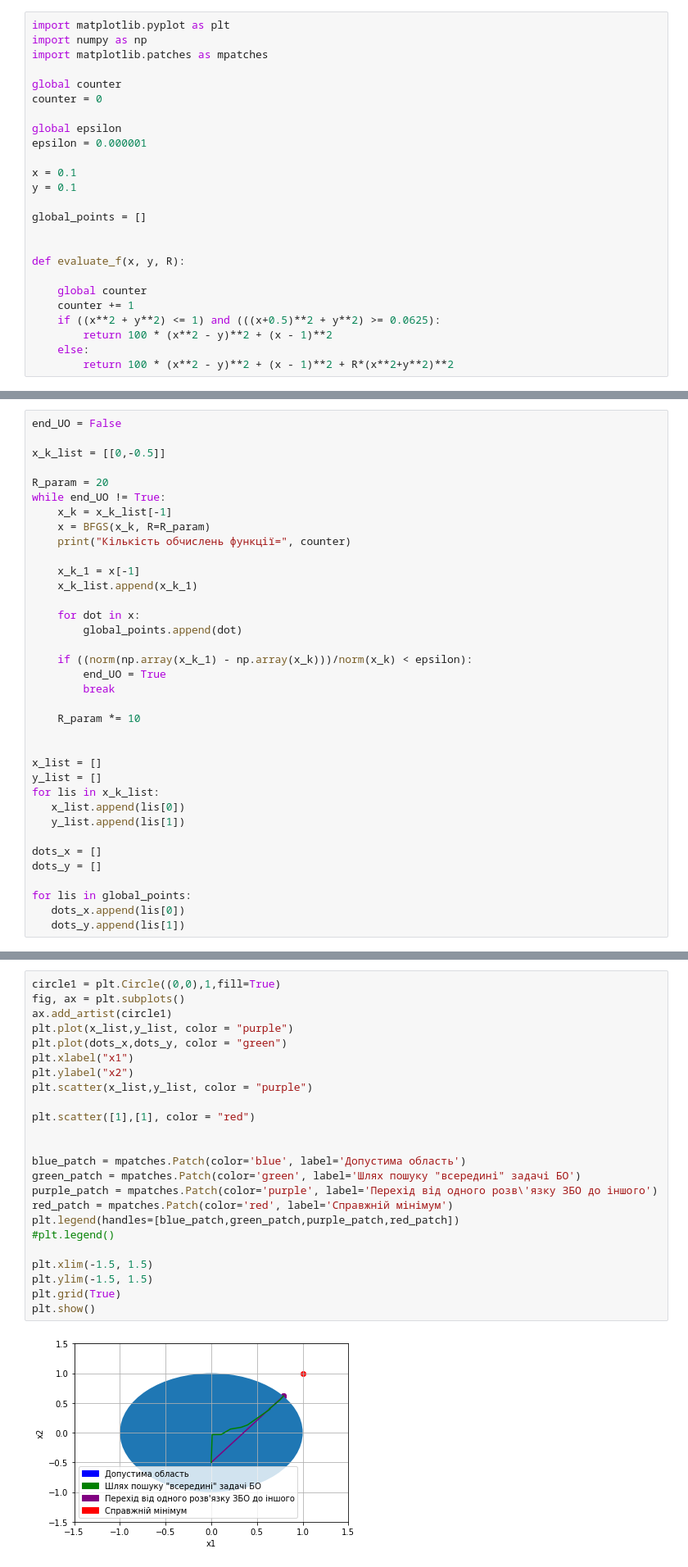
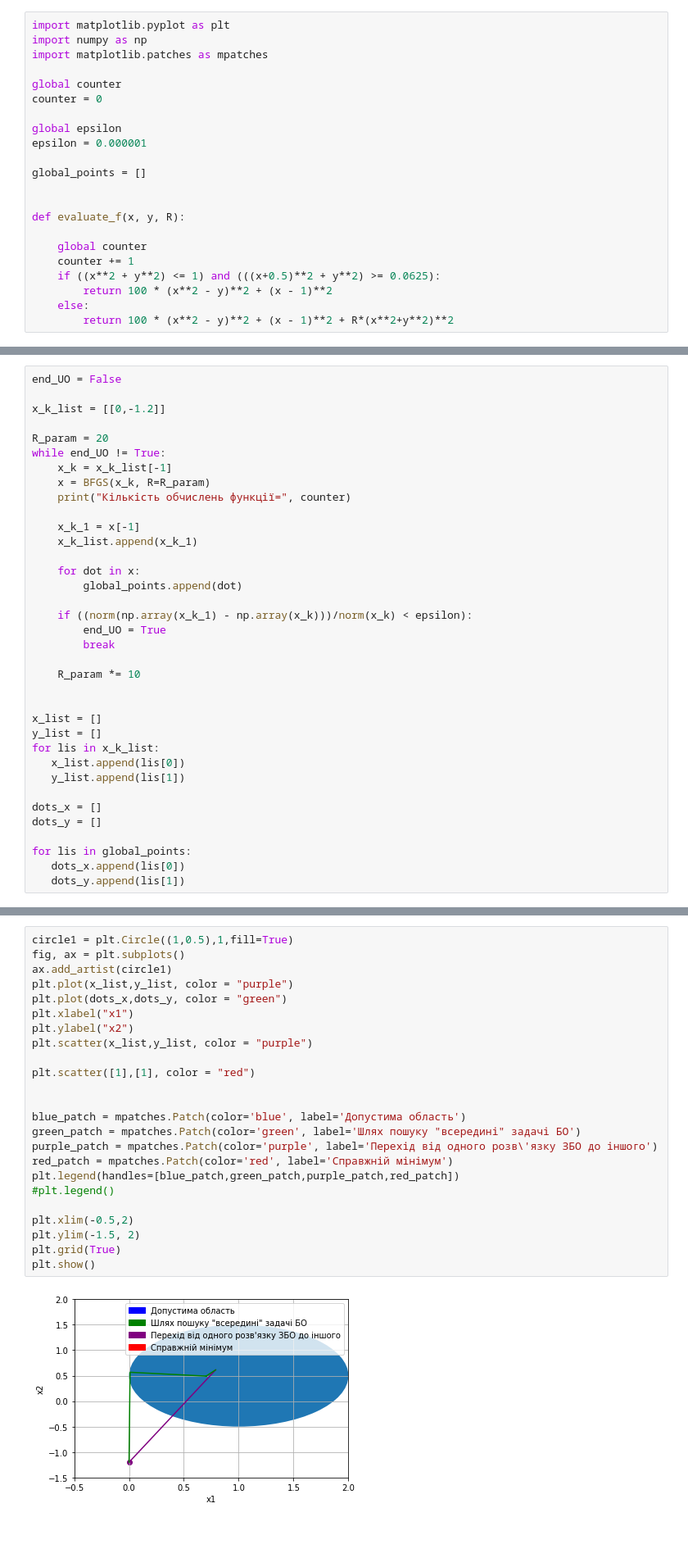
Before and after one commit to IrinaAristova/Aristova_BFGS, a Jupyter notebook: Арістова_І_КМ_82_BFGS.ipynb, the cells around one changed output, grey strips where cells are left out. Shown: that part at 82% size. Saved outputs shown, nothing was run; the diff lists cells and outputs as text; blank space fills up the shorter version.

```diff
--- a/Арістова_І_КМ_82_BFGS.ipynb
+++ b/Арістова_І_КМ_82_BFGS.ipynb
@@ -1074,9 +1074,6 @@ counter = 0
 
 global epsilon
 epsilon = 0.000001
-
-x = 0.1
-y = 0.1
 
 global_points = []
 
@@ -1332,7 +1329,7 @@ plt.show()
 # %%
 end_UO = False
 
-x_k_list = [[0,-0.5]]
+x_k_list = [[0,-1.2]]
 
 R_param = 20
 while end_UO != True:
@@ -1375,29 +1370,29 @@ x_opt =  [0.78618235 0.61765824]
 # %%
-circle1 = plt.Circle((0,0),1,fill=True)
+circle1 = plt.Circle((1,0.5),1,fill=True)
 fig, ax = plt.subplots()
 ax.add_artist(circle1)
 plt.plot(x_list,y_list, color = "purple")
 plt.plot(dots_x,dots_y, color = "green")
 plt.xlabel("x1")
 plt.ylabel("x2")
 plt.scatter(x_list,y_list, color = "purple")
 
 plt.scatter([1],[1], color = "red")
 
 
 blue_patch = mpatches.Patch(color='blue', label='Допустима область')
 green_patch = mpatches.Patch(color='green', label='Шлях пошуку "всередині" задачі БО')
 purple_patch = mpatches.Patch(color='purple', label='Перехід від одного розв\'язку ЗБО до іншого')
 red_patch = mpatches.Patch(color='red', label='Справжній мінімум')
 plt.legend(handles=[blue_patch,green_patch,purple_patch,red_patch])
 #plt.legend()
 
-plt.xlim(-1.5, 1.5)
-plt.ylim(-1.5, 1.5)
+plt.xlim(-0.5,2)
+plt.ylim(-1.5, 2)
 plt.grid(True)
 plt.show()
 # %% [output]
-[figure, old version]
+[figure, new version]
 # %% [markdown]
 *Неопукла область*
 
```
Also changed, not shown: parts of 5 cells of this notebook.
